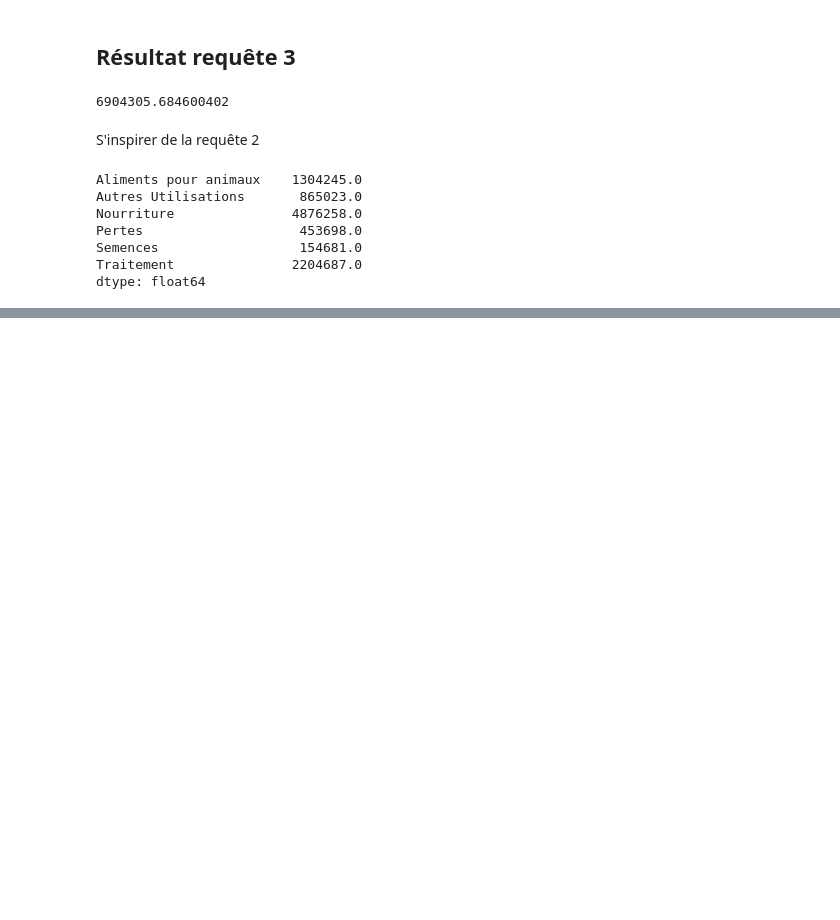
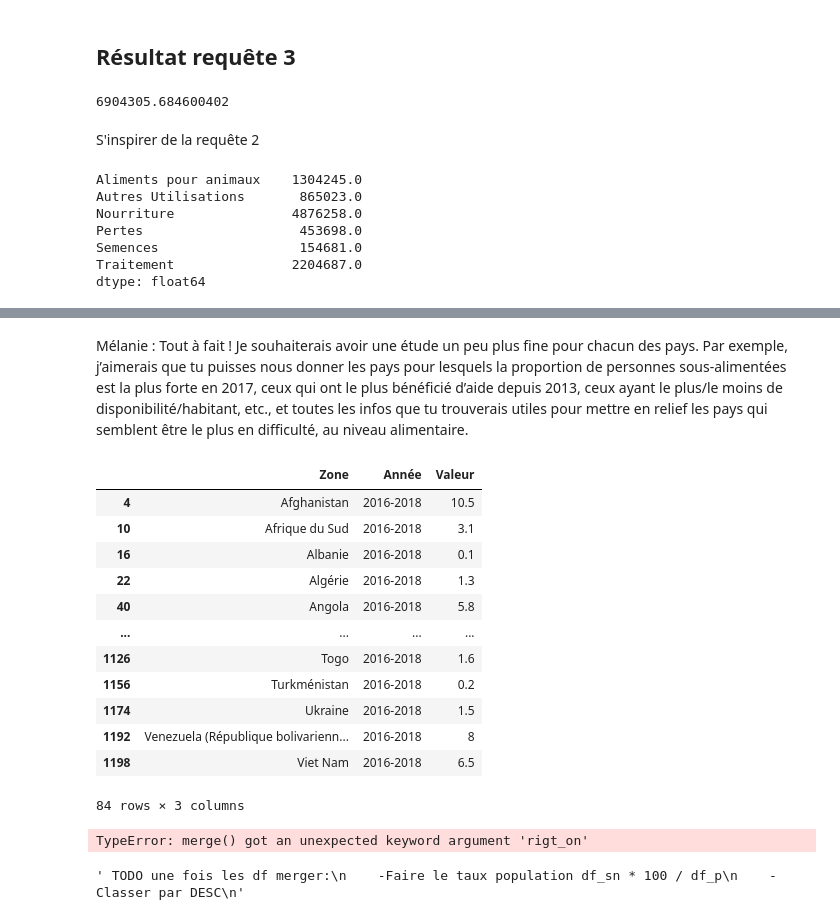
Before and after one commit to Valeeew/P4, a Jupyter notebook: etude_sante_publique.ipynb, the cells around one changed output, grey strips where cells are left out. Cells and saved outputs as stored; diff of their text form; code cells hidden in the pictures; blank space fills up the shorter version.

```diff
--- a/etude_sante_publique.ipynb
+++ b/etude_sante_publique.ipynb
@@ -175,0 +178,29 @@ utilisation = s_da_u.plot.pie(y = "index", legend = True, figsize = (10, 10))
+# %% [markdown]
+Mélanie : Tout à fait ! Je souhaiterais avoir une étude un peu plus fine pour chacun des pays. Par exemple, j’aimerais que tu puisses nous donner les pays pour lesquels la proportion de personnes sous-alimentées est la plus forte en 2017, ceux qui ont le plus bénéficié d’aide depuis 2013, ceux ayant le plus/le moins de disponibilité/habitant, etc., et toutes les infos que tu trouverais utiles pour mettre en relief les pays qui semblent être le plus en difficulté, au niveau alimentaire.
+# %%
+df_sn2017
+# %% [output]
+|  | Zone | Année | Valeur |
+| 4 | Afghanistan | 2016-2018 | 10.5 |
+| 10 | Afrique du Sud | 2016-2018 | 3.1 |
+| 16 | Albanie | 2016-2018 | 0.1 |
+| 22 | Algérie | 2016-2018 | 1.3 |
+| 40 | Angola | 2016-2018 | 5.8 |
+| ... | ... | ... | ... |
+| 1126 | Togo | 2016-2018 | 1.6 |
+| 1156 | Turkménistan | 2016-2018 | 0.2 |
+| 1174 | Ukraine | 2016-2018 | 1.5 |
+| 1192 | Venezuela (République bolivarienn... | 2016-2018 | 8 |
+| 1198 | Viet Nam | 2016-2018 | 6.5 |
+84 rows × 3 columns
+# %%
+top_sa = df_p2017.merge(df_sn2017, how="inner", left_on="Zone", rigt_on="Zone")
+# %% [output]
+TypeError: merge() got an unexpected keyword argument 'rigt_on'
+# %%
+""" TODO une fois les df merger:
+    -Faire le taux population df_sn * 100 / df_p
+    -Classer par DESC
+"""
+# %% [output]
+' TODO une fois les df merger:\n    -Faire le taux population df_sn * 100 / df_p\n    -Classer par DESC\n'
```
Also changed, not shown: parts of 2 cells of this notebook.
